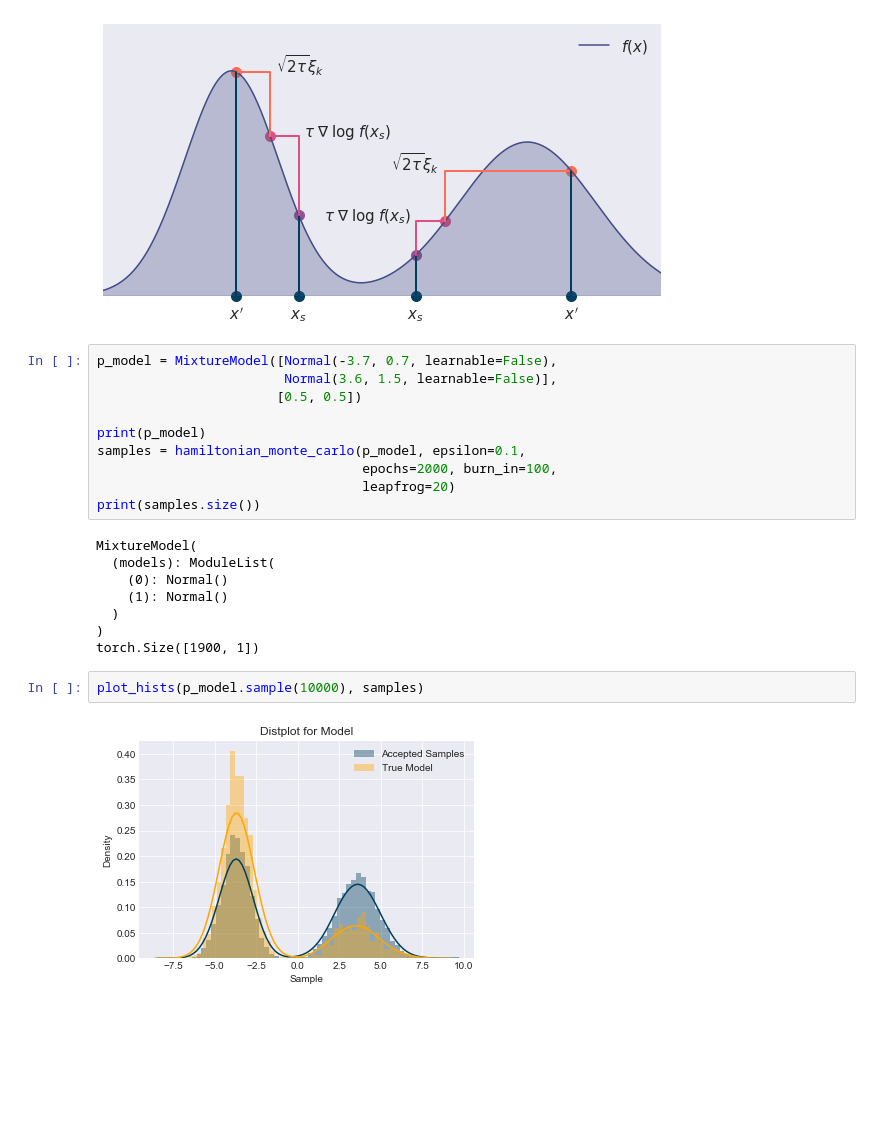
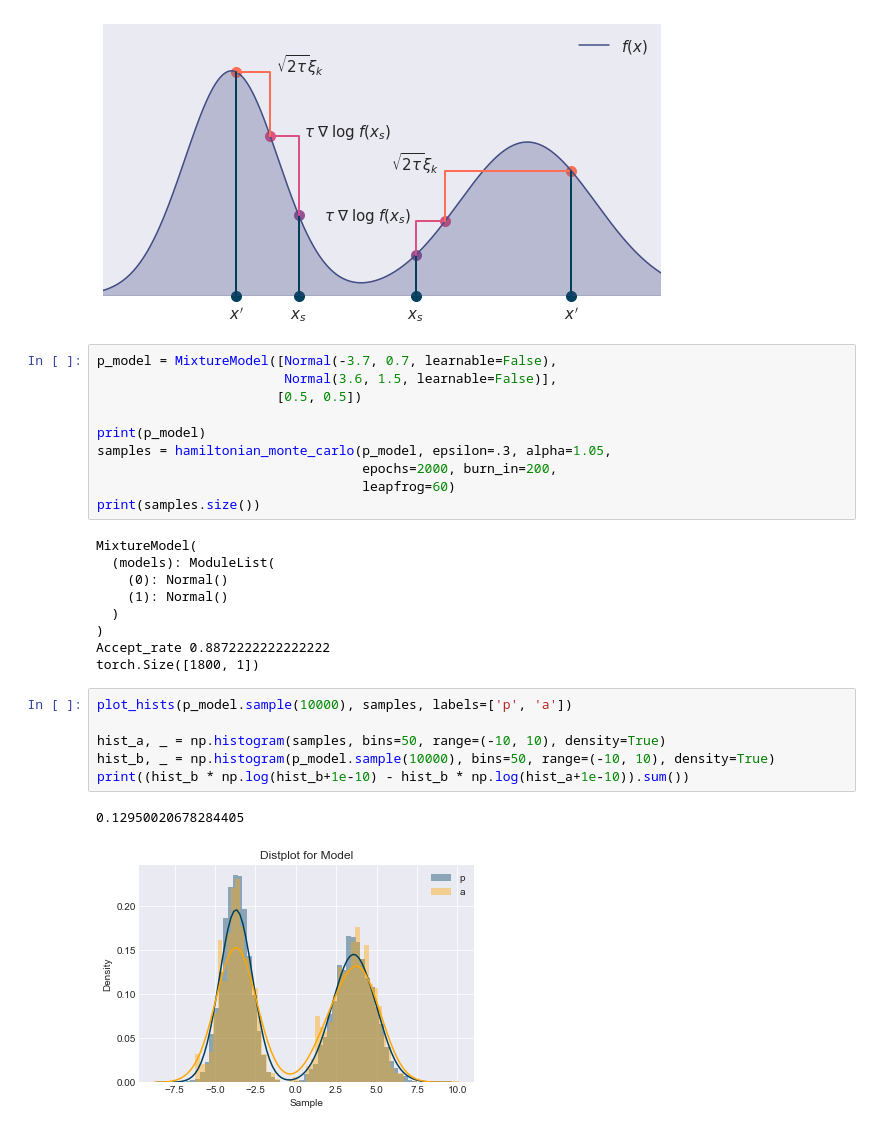
Before and after one commit to nextBillyonair/DPM, a Jupyter notebook: Notebooks/MonteCarlo/Sampling.ipynb, the cells around one changed output. Saved outputs shown, nothing was run; the diff lists cells and outputs as text; blank space fills up the shorter version.

```diff
--- a/Notebooks/MonteCarlo/Sampling.ipynb
+++ b/Notebooks/MonteCarlo/Sampling.ipynb
@@ -688,9 +688,9 @@ p_model = MixtureModel([Normal(-3.7, 0.7, learnable=False),
                        [0.5, 0.5])
 
 print(p_model)
-samples = hamiltonian_monte_carlo(p_model, epsilon=0.1,
-                                  epochs=2000, burn_in=100,
-                                  leapfrog=20)
+samples = hamiltonian_monte_carlo(p_model, epsilon=.3, alpha=1.05,
+                                  epochs=2000, burn_in=200,
+                                  leapfrog=60)
 print(samples.size())
 # %% [output]
 MixtureModel(
@@ -699,8 +699,14 @@ MixtureModel(
     (1): Normal()
   )
 )
-torch.Size([1900, 1])
+Accept_rate 0.8872222222222222
+torch.Size([1800, 1])
-# %%
-plot_hists(p_model.sample(10000), samples)
-# %% [output]
-[figure, removed]
+# %%
+plot_hists(p_model.sample(10000), samples, labels=['p', 'a'])
+
+hist_a, _ = np.histogram(samples, bins=50, range=(-10, 10), density=True)
+hist_b, _ = np.histogram(p_model.sample(10000), bins=50, range=(-10, 10), density=True)
+print((hist_b * np.log(hist_b+1e-10) - hist_b * np.log(hist_a+1e-10)).sum())
+# %% [output]
+0.12950020678284405
+[figure, added]
```
Also changed, not shown: parts of 4 cells of this notebook.
